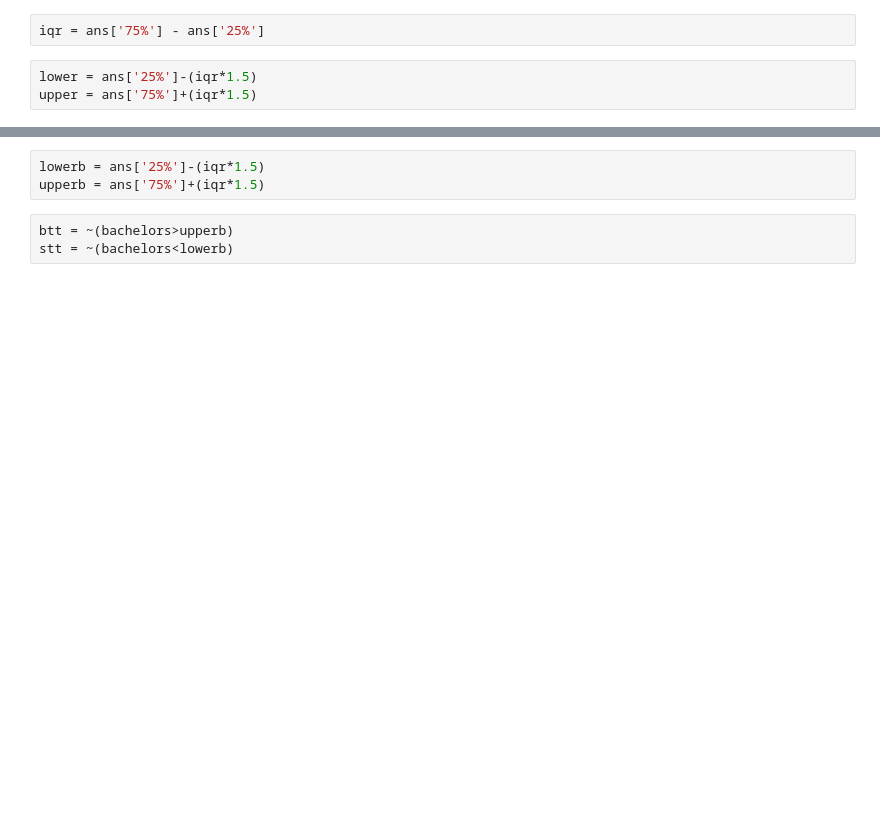
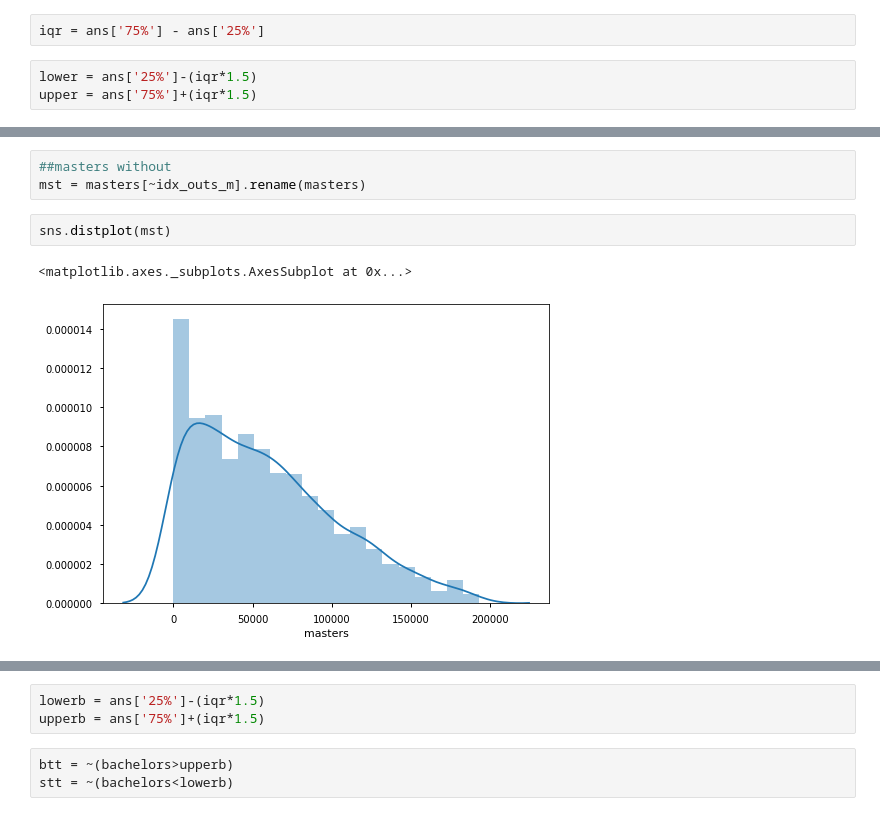
Before and after one commit to andiosika/dsc-in-depth-ab-testing-lab-online-ds-pt-100719, a Jupyter notebook: index-Copy1.ipynb, the cells around one changed output, grey strips where cells are left out. Cells and saved outputs as stored; diff of their text form; blank space fills up the shorter version.

```diff
--- a/index-Copy1.ipynb
+++ b/index-Copy1.ipynb
@@ -205 +402,9 @@ mst = masters[bigger_than_thresh | smaller_than_thresh].rename(masters)
+# %%
+##masters without
+mst = masters[~idx_outs_m].rename(masters)
+# %%
+sns.distplot(mst)
+# %% [output]
+<matplotlib.axes._subplots.AxesSubplot at 0x...>
+[figure, added]
 # %%
```
Also changed, not shown: parts of 54 cells of this notebook.
